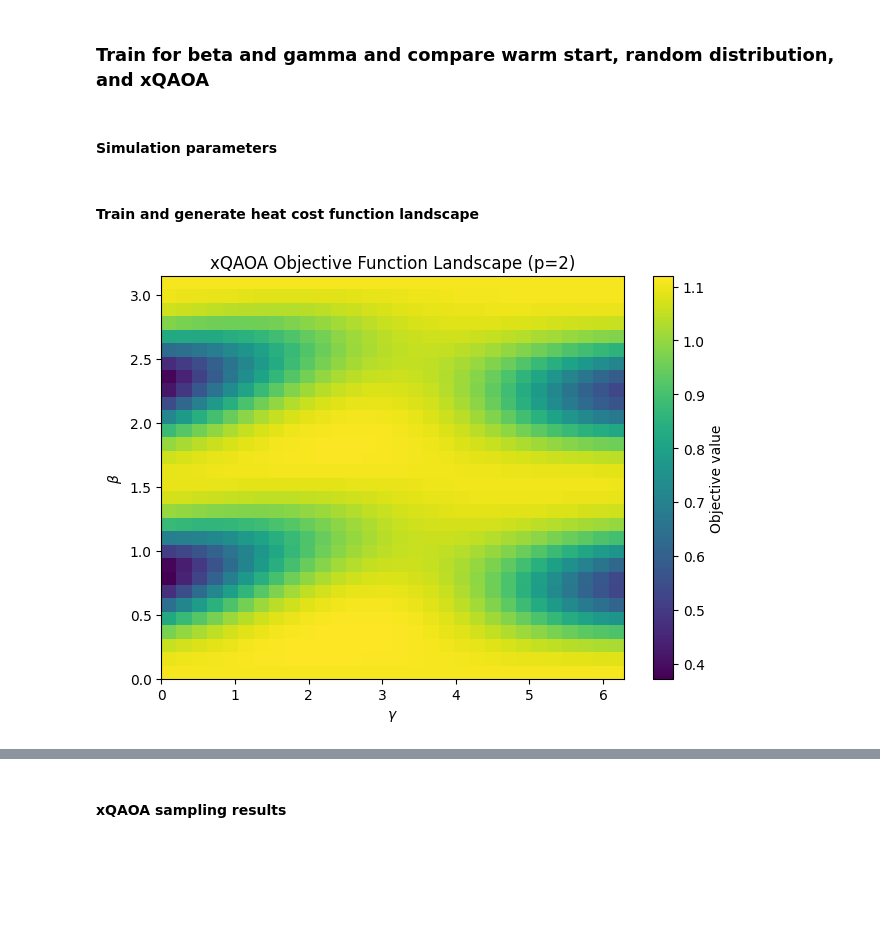
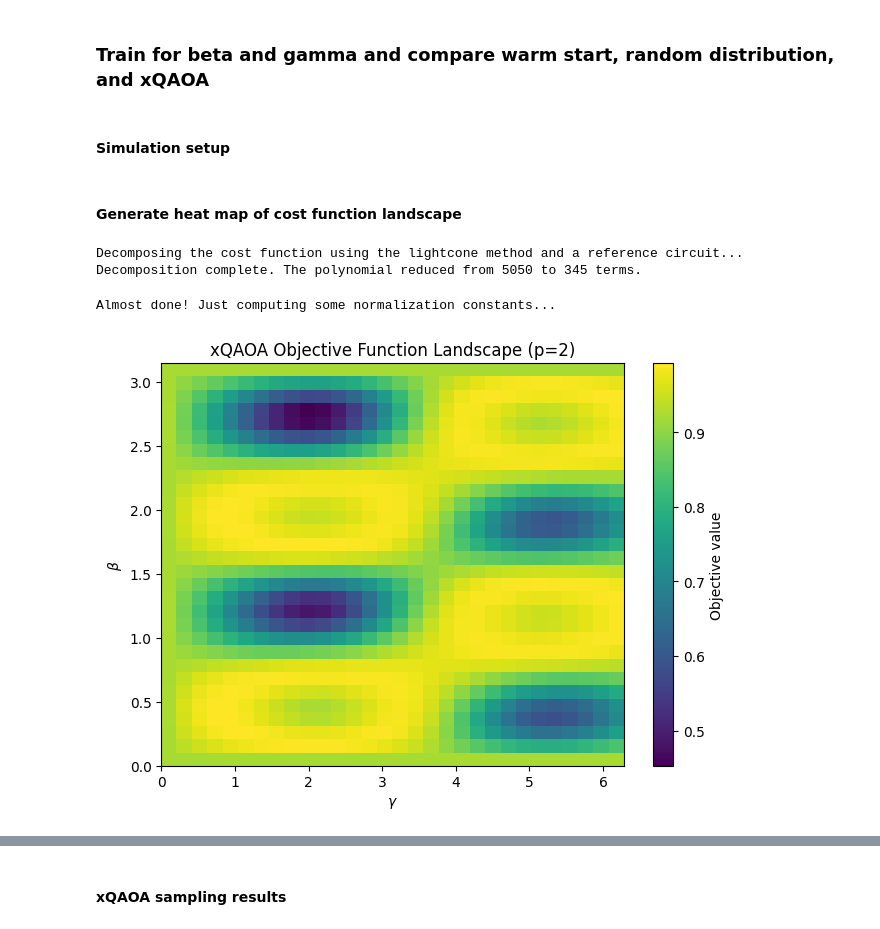
Before and after one commit to jhoule42/xQAOA_unit_commitment, a Jupyter notebook: demo.ipynb, the cells around one changed output, grey strips where cells are left out. Cells and saved outputs as stored; diff of their text form; code cells hidden in the pictures; blank space fills up the shorter version.

Commit message:
record demo notebook with new constraint and val cost function run

```diff
--- a/demo.ipynb
+++ b/demo.ipynb
@@ -703,0 +699,30 @@ def values_and_constraint_cost(values, weights, capacity, chi = 0.05):
+# %%
+# Modified cost function
+def new_values_and_constraint_cost(values, weights, capacity, chi = 0.05):
+    """
+    Constructs a cost function that sums the values of the items included in the knapsack.
+
+    Args:
+        values (np.ndarray): The values of the items in the knapsack.
+        weights (np.ndarray): The weights of the items in the knapsack.
+        capacity (float): The capacity of the knapsack.
+        chi (float): A parameter controlling how strongly solutions are penalized for not using the full knapsack capacity. Defaults to 0.05.
+
+    Returns:
+        SparsePauliOp: A sparse Pauli operator representing the cost function.
+    """
+
+    PauliZ_obs = [Pauli(f'I' * i + 'Z' + 'I' * (n - i - 1)) for i in range(len(values))]
+    PauliZZ_obs = []
+    for i in range(len(values)):
+        for j in range(i + 1, len(values)):
+            PauliZZ_obs.append(Pauli(f'I' * i + 'Z' + 'I' * (j - i - 1) + 'Z' + 'I' * (n - j - 1)))
+    weights_sum = np.sum(weights)
+    singleZ_coeff = -values[::-1]/2 + chi * (weights_sum/2 - capacity + 1/(2*chi)) * weights[::-1]
+    doubleZ_coeff = []
+    for i in range(len(values)):
+        for j in range(i + 1, len(values)):
+            doubleZ_coeff.append(- chi * weights[len(values) - i - 1] * weights[len(values) - j - 1] / 2)
+    observables = PauliZ_obs + PauliZZ_obs
+    coefficients = np.concatenate((singleZ_coeff, doubleZ_coeff))
+    return SparsePauliOp(observables, coefficients)
@@ -1049,7 +1034,7 @@ Values and constraint cost function of only layer xQAOA is: -17149947.5449+0.000
 # %% [markdown]
 ### Train for beta and gamma and compare warm start, random distribution, and xQAOA
 # %% [markdown]
-#### Simulation parameters
+#### Simulation setup
 # %%
 from qiskit_ibm_runtime import QiskitRuntimeService
 from qiskit_aer.primitives import EstimatorV2, SamplerV2
@@ -1078,14 +1063,14 @@ sampler_mps = SamplerV2(
                                  },
                                  })
 # %% [markdown]
-#### Train and generate heat cost function landscape
+#### Generate heat map of cost function landscape
 # %%
 from collections import namedtuple
 params = namedtuple("params",["p","beta","gamma", "max_cost"])
 beta_range = np.linspace(0, np.pi, 30)
 gamma_range = np.linspace(0, 2 * np.pi, 30)
 trained_params_by_p=[]
-p=2
+p=1
 ev = np.array(np.zeros((len(beta_range), len(gamma_range))), dtype=float)
 
 # Because the lightcone is the same for all beta and gamma, we can precompute the lightcone decomposition of the cost function once.
@@ -1103,47 +1088,50 @@ for layer in range(p):
 circuit_params = qc.parameters
 
 print("Decomposing the cost function using the lightcone method and a reference circuit...")
-cost_fn = values_and_constraint_cost(values, weights, capacity)
+cost_fn = new_values_and_constraint_cost(values, weights, capacity)
 reduced_cost_fn = light_cone_decomp_sparse_pauli(qc, cost_fn)
 print(f"Decomposition complete. The polynomial reduced from {len(cost_fn.paulis)} to {len(reduced_cost_fn.get_support())} terms.")
 
 test_qc = qc.copy()
 with tqdm(total=len(beta_range) * len(gamma_range), desc="Computing cost functions") as pbar:
     for i,j in np.ndindex(len(beta_range), len(gamma_range)):
-        circ = qc.assign_parameters({qc.parameters[0]:0.43332312463307493 , qc.parameters[p]:2.1666156231653746}) # calculated previously
-        circ=circ.assign_parameters({circ.parameters[0]: beta_range[i], circ.parameters[p-1]:gamma_range[j]})
+        #circ = qc.assign_parameters({qc.parameters[0]:0.43332312463307493 , qc.parameters[p]:2.1666156231653746}) # calculated previously
+        circ=qc.assign_parameters({qc.parameters[0]: beta_range[i], qc.parameters[1]:gamma_range[j]})
         ev[i][j] = light_cone_estimate_Pauli_poly(reduced_cost_fn, circ)
         pbar.update(1)
 
 
 # Computing some numbers from optimal solutions so we can normalize the plot.
 # Using the all zeros bitstring as a reference point for the min of the constraints cost function, since it's hard to do worse.
 
 print("\nAlmost done! Just computing some normalization constants...")
 qc = QuantumCircuit(n)
-cost_fn_min = light_cone_estimate_sparse_pauli(qc, values_and_constraint_cost(values, weights, capacity))
+cost_fn_min = light_cone_estimate_sparse_pauli(qc, new_values_and_constraint_cost(values, weights, capacity))
 for i in range(n):
     if i in result_gurobi['selected_items']:
         qc.x(i)
-cost_fn_max = light_cone_estimate_sparse_pauli(qc, values_and_constraint_cost(values, weights, capacity))
+cost_fn_max = light_cone_estimate_sparse_pauli(qc, new_values_and_constraint_cost(values, weights, capacity))
 
 norm_ev = ((ev - cost_fn_min) / (cost_fn_max - cost_fn_min)).real
 
 index = np.argmax(norm_ev)
 
 a,b = np.unravel_index(index, norm_ev.shape)
 trained_params_by_p.append(params(p=p, beta=beta_range[a], gamma=gamma_range[b], max_cost=norm_ev[a,b]))
 
 plt.imshow(norm_ev, origin='lower', aspect='auto', cmap='viridis', extent = (0, 2 * np.pi, 0, np.pi))
 
 cbar = plt.colorbar()
 
 cbar.set_label('Objective value')
 plt.tight_layout(rect=(0.0, 0.05, 1.0, 1.0))
 
 plt.xlabel(r'$\gamma$')
 plt.ylabel(r'$\beta$')
 plt.title("xQAOA Objective Function Landscape (p=2)")
 plt.show()
 # %% [output]
+Decomposing the cost function using the lightcone method and a reference circuit...
+Decomposition complete. The polynomial reduced from 5050 to 345 terms.
+Almost done! Just computing some normalization constants...
-[figure, old version]
+[figure, new version]
```
Also changed, not shown: parts of 48 cells of this notebook.
